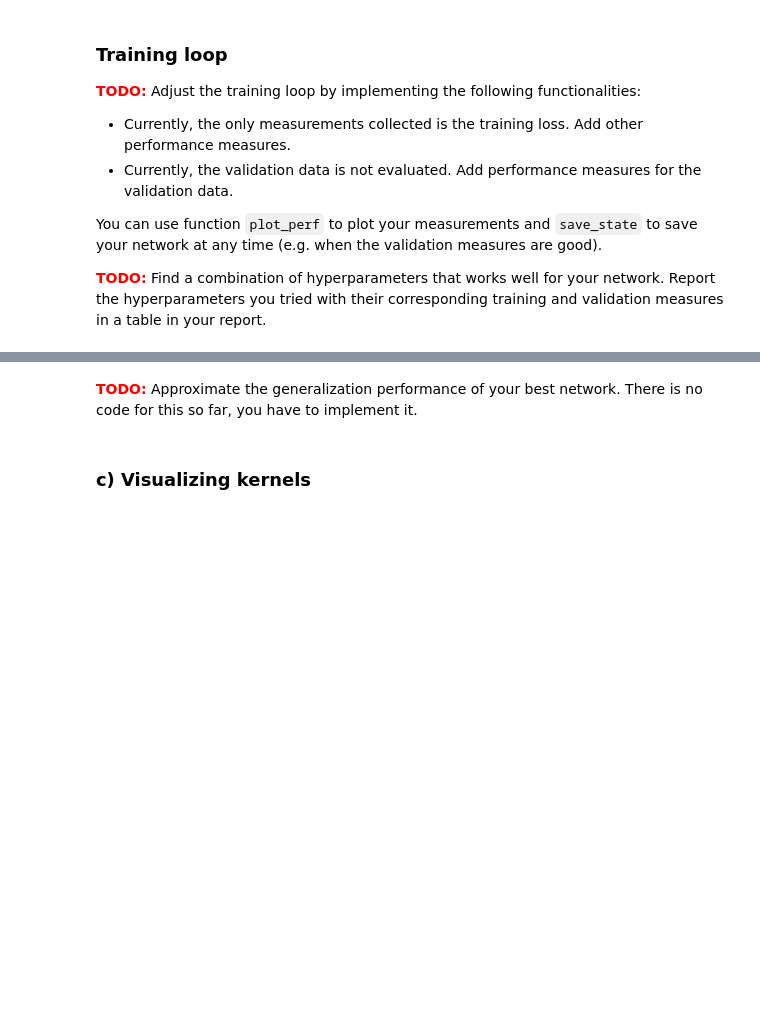
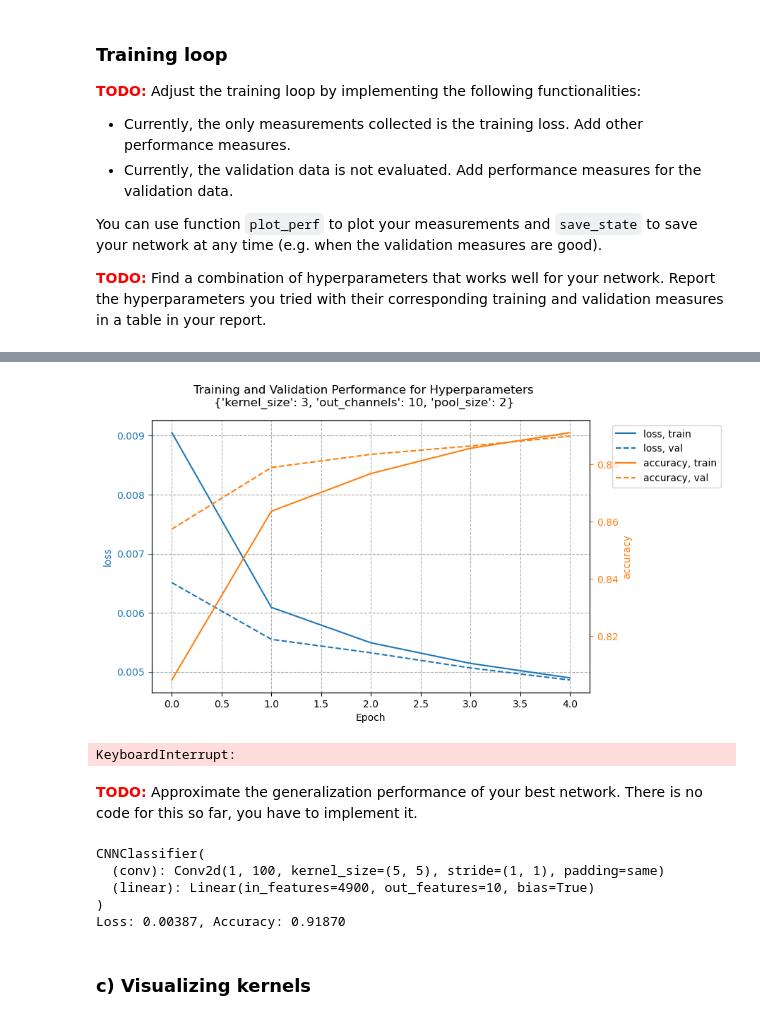
Before and after one commit to YxesRatep/HLCV, a Jupyter notebook: A02/A02_Workbook.ipynb, the cells around one changed output, grey strips where cells are left out. Drawn from its saved outputs; the diff is of its cells as text; code cells hidden in the pictures; blank space fills up the shorter version.

```diff
--- a/A02/A02_Workbook.ipynb
+++ b/A02/A02_Workbook.ipynb
@@ -488,7 +471,7 @@ The following cells contain utility functions.
 - `save_state`: Use this function to save the state of a network.
 - `load_state`: Use this function to create a CNNClassifier from a saved state.
 # %%
-def plot_perf(train:list, val:list , name:list, share_axis=False):
+def plot_perf(train:list, val:list , name:list, share_axis=False, hyperparams=None, epoch=None, all_epochs=None):
     assert len(train) == len(val) == len(name)
 
     f, host = plt.subplots(figsize=(8,5))
@@ -511,10 +494,14 @@ def plot_perf(train:list, val:list , name:list, share_axis=False):
         handles += ax.plot(train[i], label=f"{name[i]}, train", c=colors[i])
         handles += ax.plot(val[i], label=f"{name[i]}, val", c=colors[i], linestyle="--")
 
+    f.suptitle("Training and Validation Performance for Hyperparameters\n" + str(hyperparams))
     plt.legend(handles=handles, bbox_to_anchor=(1.04, 1), loc="upper left")
+    if epoch == (all_epochs-1):
+        pic_name = f"performance_ks{hyperparams['kernel_size']}_oc{hyperparams['out_channels']}_ps{hyperparams['pool_size']}.png"
+        plt.savefig(pic_name)
     plt.show()
 # %%
-def save_state(network, optimizer, name):
+def save_state(network, optimizer, name, measures):
     torch.save({
         "net": network.state_dict(),
         "optimizer": optimizer.state_dict(),
@@ -523,7 +510,7 @@ def save_state(network, optimizer, name):
             "out_channels": network.conv.out_channels,
             "pool_size": network.pool_size
         },
-        "measures": {measures}
-    }, "savestate_{name}.torch")
+        "measures": measures
+    }, f"savestate_{name}.torch")
 # %%
 def load_state(name, map_location):
@@ -674,0 +707,40 @@ ImportError: IProgress not found. Please update jupyter and ipywidgets. See http
+# %%
+# creating a hyperparameter loop
+best_loss = float("inf")
+
+for kernel_size in [3, 5, 7]:
+    for out_channels in [10, 50, 100]:
+        for pool_size in [2, 4, 7]:
+            hyperparams = {
+                "kernel_size": kernel_size,
+                "out_channels": out_channels,
+                "pool_size": pool_size
+            }
+
+            network = CNNClassifier(
+                kernel_size = kernel_size,
+                out_channels = out_channels,
+                pool_size = pool_size
+            )
+            # move to GPU if GPU is available
+            if use_gpu and torch.cuda.is_available():
+                network = network.cuda()
+
+            print(network)
+            print()
+            print("\n".join([f"{name}: {p.shape} -> {p.numel()} parameters" for name, p in network.named_parameters()]))
+            print()
+            print(f"Total number of parameters: {sum([p.shape.numel() for p in network.parameters()])}")
+
+            optimizer = torch.optim.Adam(network.parameters())
+            loss = torch.nn.CrossEntropyLoss()
+
+            val_loss, best_state, measures = train(best_loss, hyperparams=hyperparams)
+
+            network.load_state_dict(best_state["model"])
+            optimizer.load_state_dict(best_state["opt"])
+
+            if (val_loss < best_loss):
+                best_loss = val_loss
+                save_state(network=network, optimizer=optimizer, name="best", measures=measures)
+# %% [output]
@@ -675,7 +749,35 @@ ImportError: IProgress not found. Please update jupyter and ipywidgets. See http
+[figure, added]
+KeyboardInterrupt:
 # %% [markdown]
 <font color='red'>**TODO:**</font> Approximate the generalization performance of your best network. There is no code for this so far, you have to implement it.
 # %%
 # Test your network's performance on the test data
+network, optimizer, measures = load_state("best", map_location="cpu")
+loss = torch.nn.CrossEntropyLoss()
+test_loss = 0
+test_correct = 0
+print(network)
+
+with torch.no_grad():
+    for x, y in dataloader_test:
+        if use_gpu and torch.cuda.is_available():
+            x = x.cuda()
+            y = y.cuda()
+            network = network.cuda()
+
+        y_pred, x_feat = network(x)
+        L = loss(y_pred, y)
+        test_loss += L.item()
+        preds = y_pred.argmax(dim=1)
+        test_correct += (preds == y).sum().item()
+
+print(f"Loss: {(test_loss/len(dataloader_test.dataset)):.5f}, Accuracy: {test_correct / len(dataloader_test.dataset):.5f}")
+# %% [output]
+CNNClassifier(
+  (conv): Conv2d(1, 100, kernel_size=(5, 5), stride=(1, 1), padding=same)
+  (linear): Linear(in_features=4900, out_features=10, bias=True)
+)
+Loss: 0.00387, Accuracy: 0.91870
 # %% [markdown]
 ### c) Visualizing kernels
 # %% [markdown]
```
Also changed, not shown: parts of 19 cells of this notebook, 28 other files.
